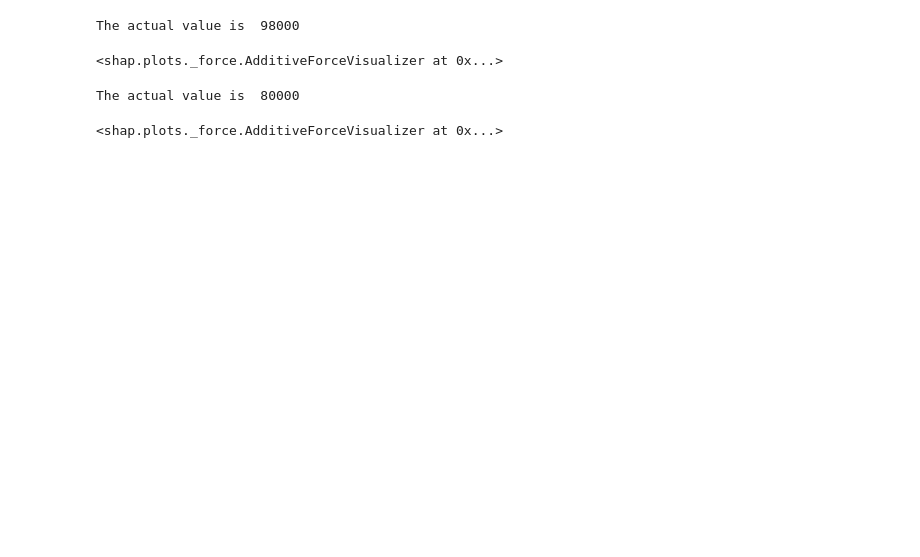
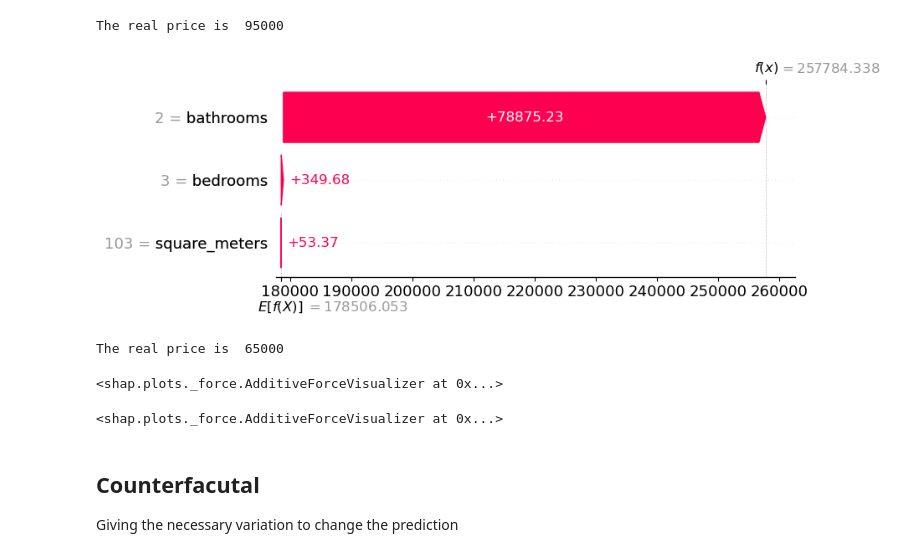
Before and after one commit to diaa-shalaby/HackUPC2023, a Jupyter notebook: Explanability.ipynb, the cells around one changed output. Drawn from its saved outputs; the diff is of its cells as text; code cells hidden in the pictures; blank space fills up the shorter version.

```diff
--- a/Explanability.ipynb
+++ b/Explanability.ipynb
@@ -27,3 +30,8 @@ df.head()
 # %%
-df['value'] = df['image_data'].apply(lambda x: x['r1r6']['property'])
-df = df[['price','square_meters','bedrooms','bathrooms','value']]
+#Temporal model
+
+#df['value'] = df['image_data'].apply(lambda x: x['r1r6']['property'])
+df = df[['price','square_meters','bedrooms','bathrooms']]
+#med = df['value'].mean()
+#df['value'] = df['value'].apply(lambda x: med if np.isnan(x) else x)
+df.head()
@@ -30,4 +44,0 @@ df = df[['price','square_meters','bedrooms','bathrooms','value']]
-# %%
-med = df['value'].mean()
-df['value'] = df['value'].apply(lambda x: med if np.isnan(x) else x)
-df.head()
@@ -42,7 +46,7 @@ df.head()
 x = df.drop('price', axis = 1)
 y = df['price']
 
-x_train, x_test, y_train, y_test = train_test_split(x,y, test_size= 0.1)
+x_train, x_test, y_train, y_test = train_test_split(x,y, test_size= 0.2)
 # %%
 model = LinearRegression()
 model.fit(x_train,y_train)
@@ -60,14 +74,17 @@ shap_values = explainer(x_test)
 # %%
-def predictXtest(num_to_predict):
-    print("The actual value is ", y_test.iloc[num_to_predict])
-    return shap.plots.force(shap_values[num_to_predict])
+def predictXtest(num_to_predict,typePlot ='F'):
+    print("The real price is ", y_test.iloc[num_to_predict])
+    if typePlot=='W':
+        return shap.plots.waterfall(shap_values[num_to_predict])
+    else:
+        return shap.plots.force(shap_values[num_to_predict])
 # %%
-predictXtest(2)
+predictXtest(2,'W')
 # %% [output]
-The actual value is  98000
+The real price is  95000
-<shap.plots._force.AdditiveForceVisualizer at 0x...>
+[figure, added]
 # %%
-predictXtest(3)
+predictXtest(4)
 # %% [output]
-The actual value is  80000
+The real price is  65000
 <shap.plots._force.AdditiveForceVisualizer at 0x...>
@@ -73,0 +96,8 @@ The actual value is  80000
+# %%
+getingPlotPrediction([100,2,2])
+# %% [output]
+<shap.plots._force.AdditiveForceVisualizer at 0x...>
+# %% [markdown]
+## Counterfacutal
+
+Giving the necessary variation to change the prediction
```
Also changed, not shown: parts of 12 cells of this notebook, 1 other file.
